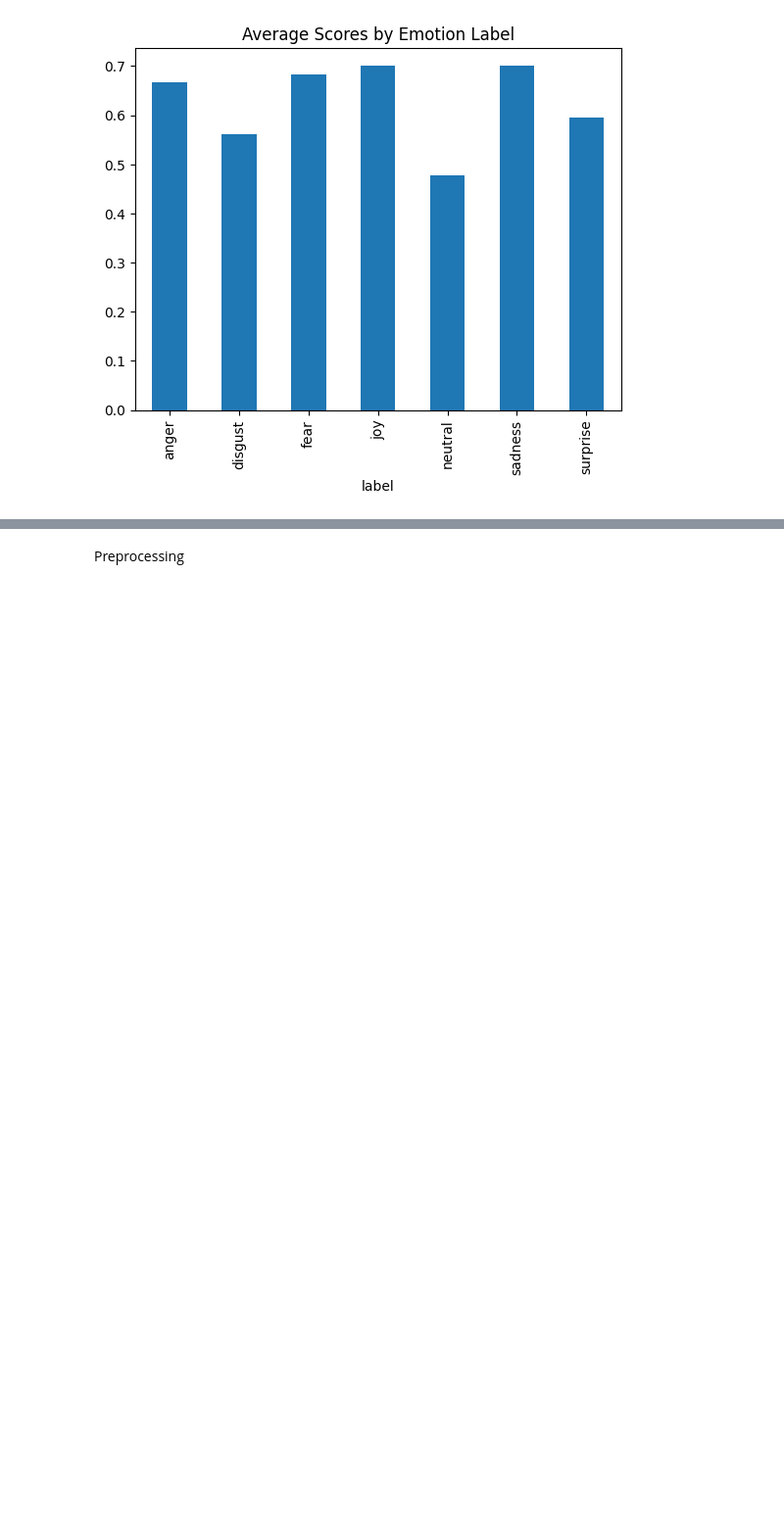
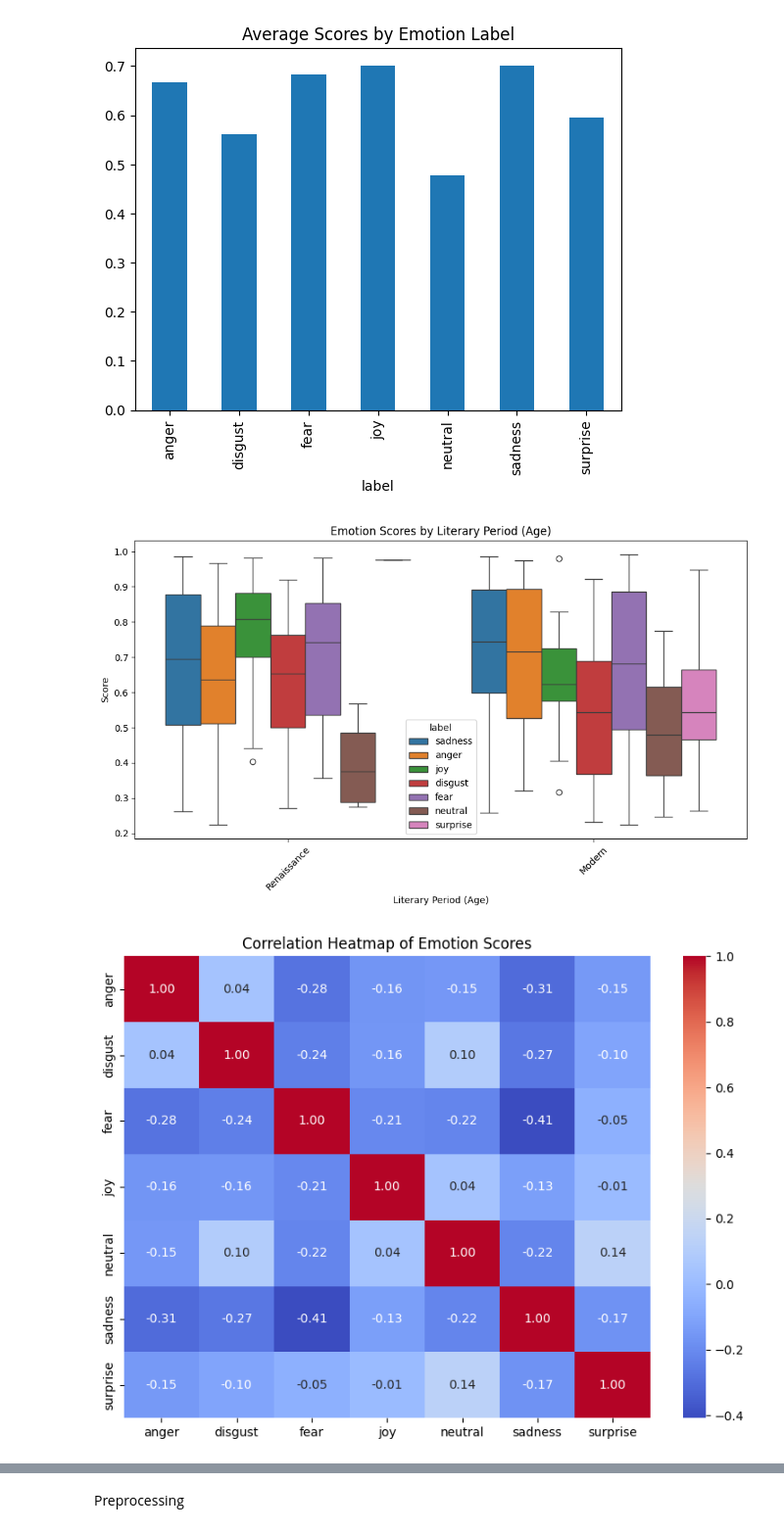
Before and after one commit to Clarkson-Applied-Data-Science/2024_IA653_Kranthi_Shylendra, a Jupyter notebook: nlp_project_sample2.ipynb, the cells around one changed output, grey strips where cells are left out. Shown: that part at 98% size. Cells and saved outputs as stored; diff of their text form; code cells hidden in the pictures; blank space fills up the shorter version.

```diff
--- a/nlp_project_sample2.ipynb
+++ b/nlp_project_sample2.ipynb
@@ -63,3 +58,36 @@ plt.show()
 [figure]
 [figure]
 [figure]
+# %%
+emotion_columns = ['anger', 'disgust', 'fear', 'joy', 'neutral', 'sadness', 'surprise']
+df_melted = df.melt(id_vars=['label'], value_vars=emotion_columns, var_name='Emotion', value_name='Score')
+
+plt.figure(figsize=(10, 6))
+sns.boxplot(x='age', y='score', hue='label', data=df)
+plt.title('Emotion Scores by Literary Period (Age)')
+plt.xlabel('Literary Period (Age)')
+plt.ylabel('Score')
+plt.xticks(rotation=45)
+plt.tight_layout()
+plt.show()
+
+
+plt.figure(figsize=(8, 6))
+correlation_matrix = df[emotion_columns].corr()
+sns.heatmap(correlation_matrix, annot=True, cmap='coolwarm', fmt=".2f")
+plt.title('Correlation Heatmap of Emotion Scores')
+plt.tight_layout()
+plt.show()
+
+
+plt.figure(figsize=(10, 6))
+sns.countplot(x='type', hue='label', data=df, order=df['type'].value_counts().index)
+plt.title('Genre vs Predicted Emotions')
+plt.xlabel('Genre')
+plt.ylabel('Count')
+plt.xticks(rotation=45)
+plt.tight_layout()
+plt.show()
+# %% [output]
+[figure, added]
+[figure, added]
```
Also changed, not shown: parts of 3 cells of this notebook, 7 other files.
